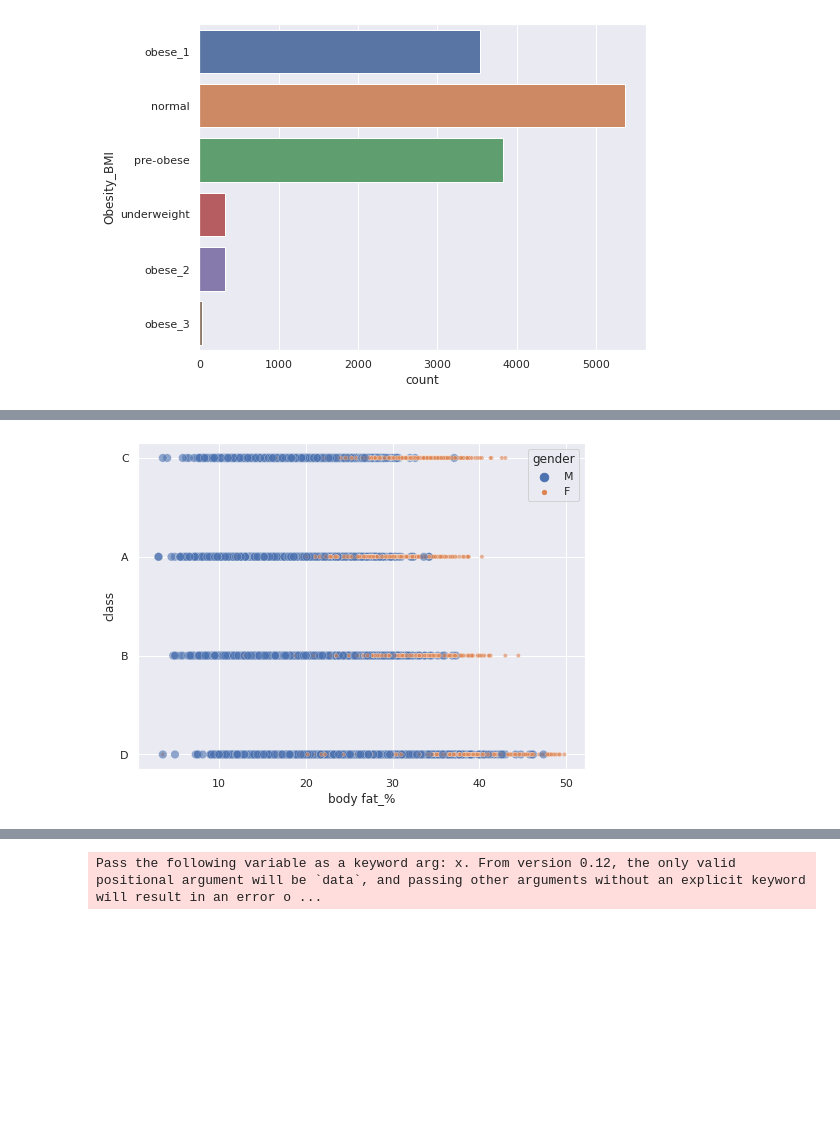
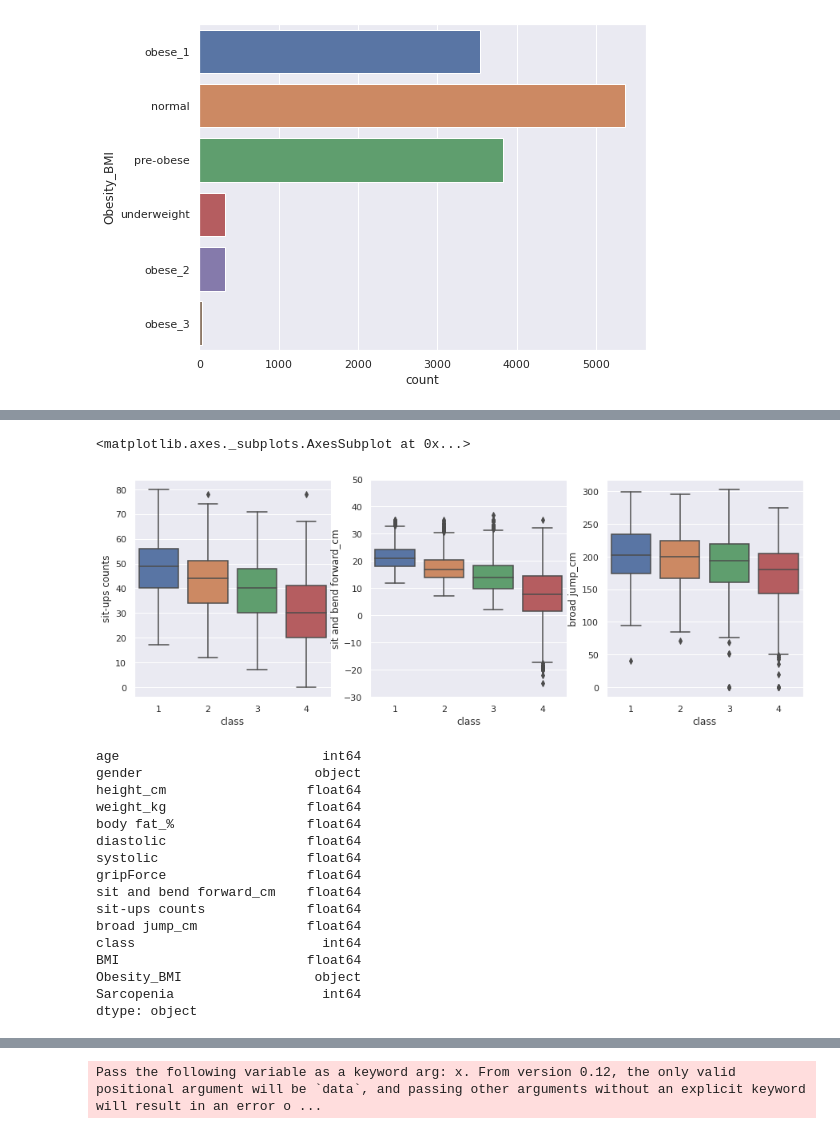
Before and after one commit to Sophia-Kang1/Project2, a Jupyter notebook: Untitled3.ipynb, the cells around one changed output, grey strips where cells are left out. Cells and saved outputs as stored; diff of their text form; code cells hidden in the pictures; blank space fills up the shorter version.

```diff
--- a/Untitled3.ipynb
+++ b/Untitled3.ipynb
@@ -176,3 +176,5 @@ df['Sarcopenia'].value_counts()
 False    13059
 True       323
 Name: Sarcopenia, dtype: int64
+# %%
+df['Sarcopenia'] = df['Sarcopenia'].replace({False:0, True:1})
@@ -244,9 +240,35 @@ fig = px.scatter(df, x="age", y="body fat_%",
 fig.show()
 # %% [output]
 [interactive output not drawn]
-# %%
-plt.figure(figsize=(8,6))
-sns.scatterplot(x=df['body fat_%'], y=df['class'], hue=df['gender'], size=df['gender'], alpha=0.6)
-plt.show()
-# %% [output]
-[figure, removed]
+# %%
+#Class and sit ups, bendforward, broad jump
+plt.figure(figsize=(15,5))
+ax = plt.subplot(1,3,1)
+sns.boxplot(x="class", y="sit-ups counts", data=df, ax=ax)
+ax = plt.subplot(1,3,2)
+sns.boxplot(x="class", y="sit and bend forward_cm", data=df, ax=ax)
+ax.set(ylim=(-30,50))
+ax = plt.subplot(1,3,3)
+sns.boxplot(x="class", y="broad jump_cm", data=df, ax=ax)
+# %% [output]
+<matplotlib.axes._subplots.AxesSubplot at 0x...>
+[figure, added]
+# %%
+df.dtypes
+# %% [output]
+age                          int64
+gender                      object
+height_cm                  float64
+weight_kg                  float64
+body fat_%                 float64
+diastolic                  float64
+systolic                   float64
+gripForce                  float64
+sit and bend forward_cm    float64
+sit-ups counts             float64
+broad jump_cm              float64
+class                        int64
+BMI                        float64
+Obesity_BMI                 object
+Sarcopenia                   int64
+dtype: object
```
Also changed, not shown: parts of 25 cells of this notebook.
